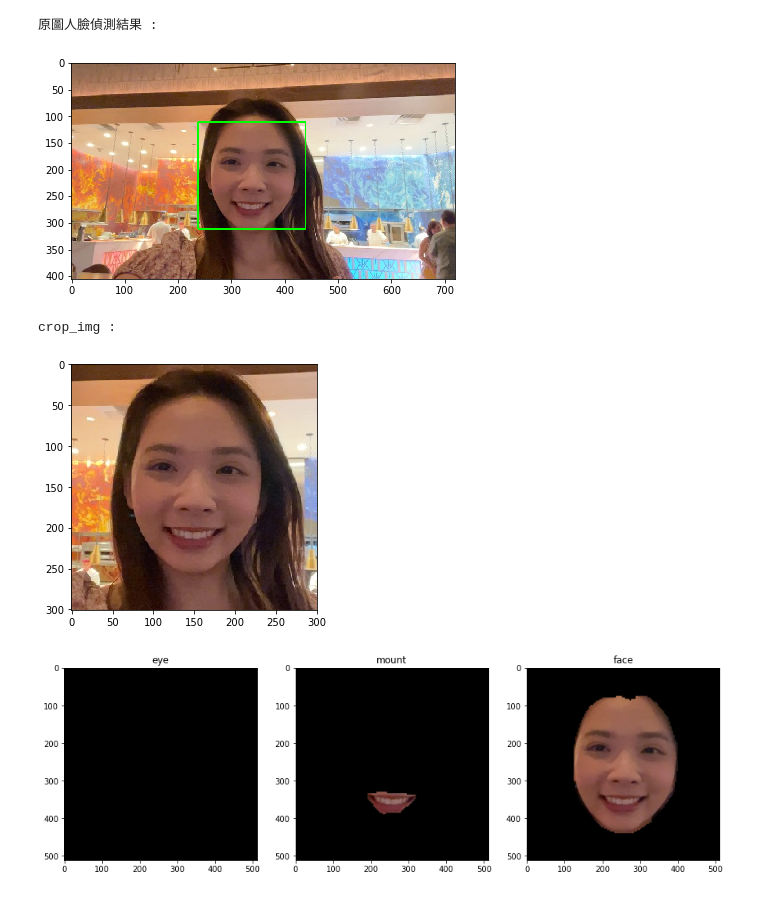
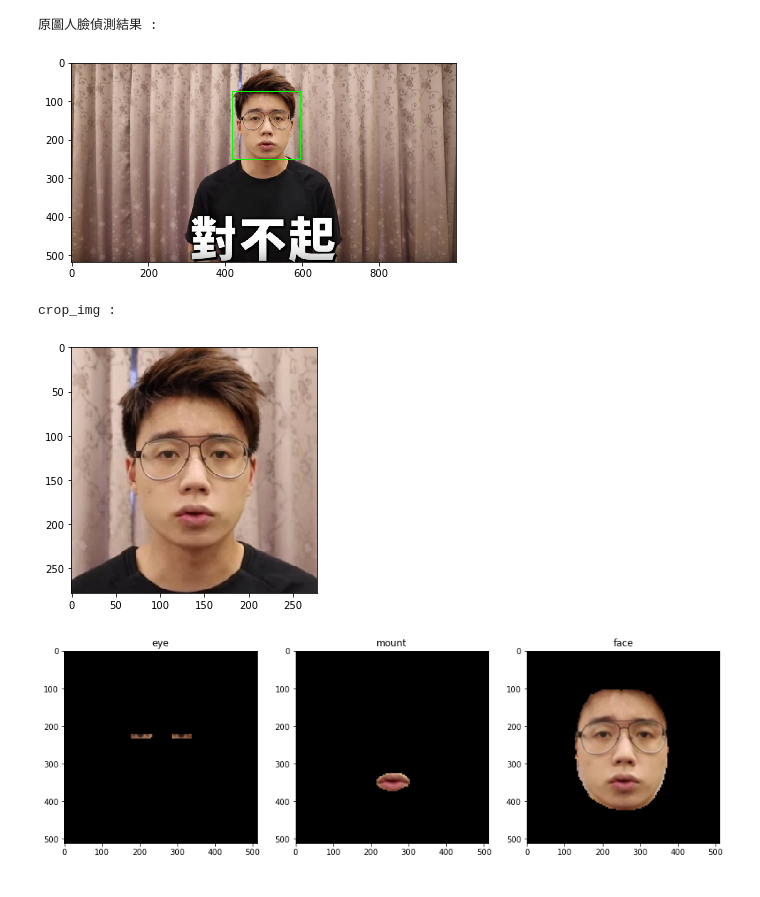
Before and after one commit to kevin70070/face_mask, a Jupyter notebook: Example.ipynb, the cells around one changed output. Cells and saved outputs as stored; diff of their text form; code cells hidden in the pictures.

```diff
--- a/Example.ipynb
+++ b/Example.ipynb
@@ -104,7 +104,7 @@ def get_maskimg(model,crop_img,image_size,debug=False):
 
     return {'eye':eye,'mount':mount,'face':face}
 # %%
-img_path = './inputs/DM.jpg'
+img_path = './inputs/toyz.jpg'
 img = cv2.imread(img_path)
 gray = cv2.cvtColor(img, cv2.COLOR_BGR2GRAY)
 
@@ -114,36 +114,36 @@ face_img = []
 
 for (x, y, w, h) in faces:
     c_img = img.copy()
     cv2.rectangle(c_img, (x, y), (x+w, y+h), (0, 255, 0), 2)    # 利用 for 迴圈，抓取每個人臉屬性，繪製方框
     temp = img[max(0,y-50):min(y+h+50,c_img.shape[0]), max(x-50,0):min(x+w+50,c_img.shape[1]),:] #將原始人臉方框增大範圍
 
     face_img.append(temp)
 
 show('原圖人臉偵測結果',c_img)
 for crop_img in face_img:
     show('crop_img',crop_img)  #要送入model 預測的圖片
 
     mask_img=get_maskimg(model,crop_img,(512,512),debug=False)
 
     plt.figure(figsize=(15,15))
     plt.subplot(1,3,1).set_title('eye')
     a = cv2.cvtColor(mask_img['eye'], cv2.COLOR_BGR2RGB)
     plt.imshow(a)
 
     plt.subplot(1,3,2).set_title('mount')
     a = cv2.cvtColor(mask_img['mount'], cv2.COLOR_BGR2RGB)
     plt.imshow(a)
 
     plt.subplot(1,3,3).set_title('face')
     a = cv2.cvtColor(mask_img['face'], cv2.COLOR_BGR2RGB)
     plt.imshow(a)
 
     plt.show()
 # %% [output]
 原圖人臉偵測結果 :
-[figure, old version]
+[figure, new version]
 crop_img :
-[figure, old version]
+[figure, new version]
-[figure, old version]
+[figure, new version]
 # %%
 print()
```
Also changed, not shown: 1 other file.
